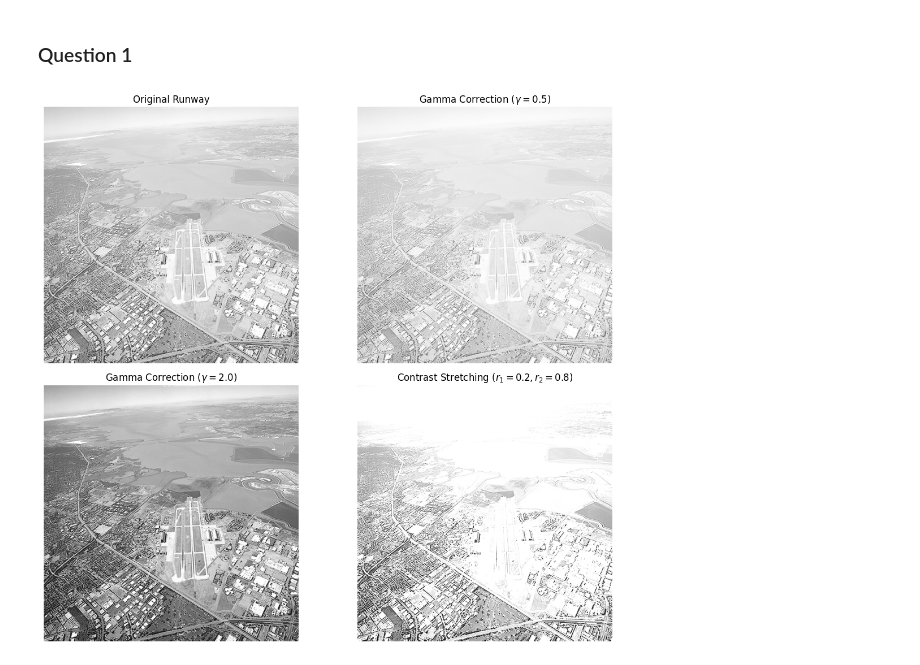
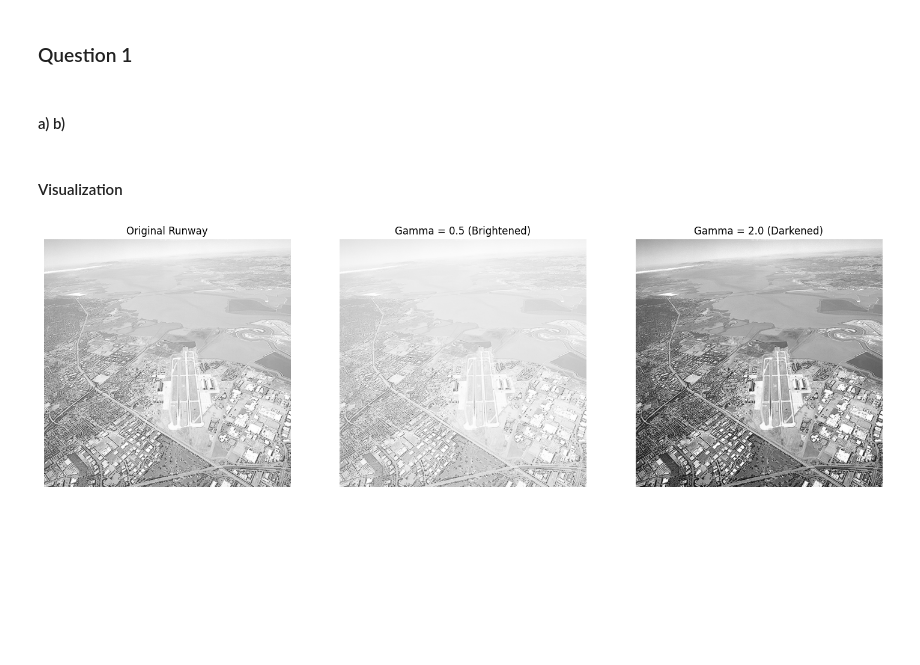
Before and after one commit to buwanekamara/in4640_assignmen_01, a Jupyter notebook: in4640_assignment_01.ipynb, the cells around one changed output. Drawn from its saved outputs; the diff is of its cells as text; code cells hidden in the pictures; blank space fills up the shorter version.

```diff
--- a/in4640_assignment_01.ipynb
+++ b/in4640_assignment_01.ipynb
@@ -5,54 +7,37 @@ import cv2
 import numpy as np
 import matplotlib.pyplot as plt
 import os
+# %% [markdown]
+#### a) b)
 # %%
 
 # 1. Load the runway image
-# IMPORTANT: Make sure this file exists in your project folder!
-file_path = 'runway.png'
+img = cv.imread('runway.png', cv.IMREAD_GRAYSCALE)
 
-if not os.path.exists(file_path):
-    print(f"ERROR: File '{file_path}' not found. Please check the filename and folder.")
-else:
-    img_runway = cv2.imread(file_path, cv2.IMREAD_GRAYSCALE)
+gamma_05 = 0.5
+table_a = np.array([((i / 255.0) ** gamma_05) * 255 for i in np.arange(0, 256)]).astype("uint8")
+img_a = cv.LUT(img, table_a)
 
-    if img_runway is None:
-        print("ERROR: Image could not be decoded. Check if the file is corrupted.")
-    else:
-        # Normalize image to range [0, 1] as required
-        r = img_runway.astype(np.float32) / 255.0
-
-        # (a) Gamma Correction gamma = 0.5
-        gamma_05 = np.power(r, 0.5)
-
-        # (b) Gamma Correction gamma = 2.0
-        gamma_20 = np.power(r, 2.0)
-
-        # (c) Contrast Stretching
-        r1, r2 = 0.2, 0.8
-        s_contrast = np.piecewise(r,
-            [r < r1, (r >= r1) & (r <= r2), r > r2],
-            [0, lambda x: (x - r1) / (r2 - r1), 1])
-
-        # Plotting - Note the 'r' before titles to fix SyntaxWarning
-        fig, axes = plt.subplots(2, 2, figsize=(12, 10))
-
-        axes[0, 0].imshow(r, cmap='gray')
-        axes[0, 0].set_title("Original Runway")
-
-        axes[0, 1].imshow(gamma_05, cmap='gray')
-        axes[0, 1].set_title(r"Gamma Correction ($\gamma=0.5$)")
-
-        axes[1, 0].imshow(gamma_20, cmap='gray')
-        axes[1, 0].set_title(r"Gamma Correction ($\gamma=2.0$)")
-
-        axes[1, 1].imshow(s_contrast, cmap='gray')
-        axes[1, 1].set_title(r"Contrast Stretching ($r_1=0.2, r_2=0.8$)")
-
-        for ax in axes.flat:
-            ax.axis('off')
-
-        plt.tight_layout()
-        plt.show()
+gamma_20 = 2.0
+table_b = np.array([((i / 255.0) ** gamma_20) * 255 for i in np.arange(0, 256)]).astype("uint8")
+img_b = cv.LUT(img, table_b)
-# %% [output]
-[figure, removed]
+# %% [markdown]
+#### Visualization
+# %%
+# Visualization
+fig, ax = plt.subplots(1, 3, figsize=(18, 6))
+
+ax[0].imshow(img, cmap='gray', vmin=0, vmax=255)
+ax[0].set_title('Original Runway')
+
+ax[1].imshow(img_a, cmap='gray', vmin=0, vmax=255)
+ax[1].set_title('Gamma = 0.5 (Brightened)')
+
+ax[2].imshow(img_b, cmap='gray', vmin=0, vmax=255)
+ax[2].set_title('Gamma = 2.0 (Darkened)')
+
+for a in ax:
+    a.axis('off')
+plt.show()
+# %% [output]
+[figure, added]
```
Also changed, not shown: parts of 11 cells of this notebook.
